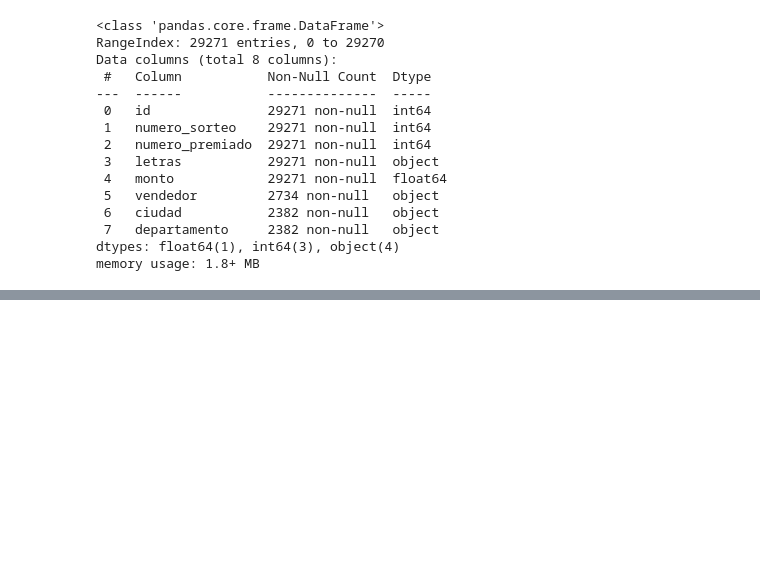
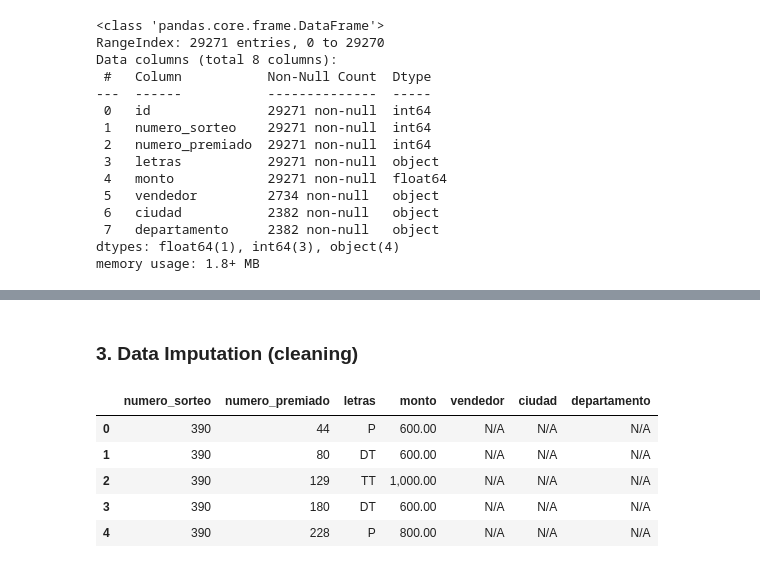
Before and after one commit to AngelDHackerman/santa-lucia-data-analysis-manual, a Jupyter notebook: notebooks/EDA_premios.ipynb, the cells around one changed output, grey strips where cells are left out. Cells and saved outputs as stored; diff of their text form; code cells hidden in the pictures; blank space fills up the shorter version.

```diff
--- a/notebooks/EDA_premios.ipynb
+++ b/notebooks/EDA_premios.ipynb
@@ -60,0 +77,2 @@ df.describe()
+# %% [markdown]
+### 3. Data Imputation (cleaning)
@@ -60,0 +89,15 @@ df.describe()
+# %%
+# Removing column `id`
+"""
+Column id is not relevant for the analysis
+therefore it can be removed.
+"""
+df.drop(columns=['id'], inplace=True)
+df.head()
+# %% [output]
+|  | numero_sorteo | numero_premiado | letras | monto | vendedor | ciudad | departamento |
+| 0 | 390 | 44 | P | 600.00 | N/A | N/A | N/A |
+| 1 | 390 | 80 | DT | 600.00 | N/A | N/A | N/A |
+| 2 | 390 | 129 | TT | 1,000.00 | N/A | N/A | N/A |
+| 3 | 390 | 180 | DT | 600.00 | N/A | N/A | N/A |
+| 4 | 390 | 228 | P | 800.00 | N/A | N/A | N/A |
```
Also changed, not shown: parts of 14 cells of this notebook.
